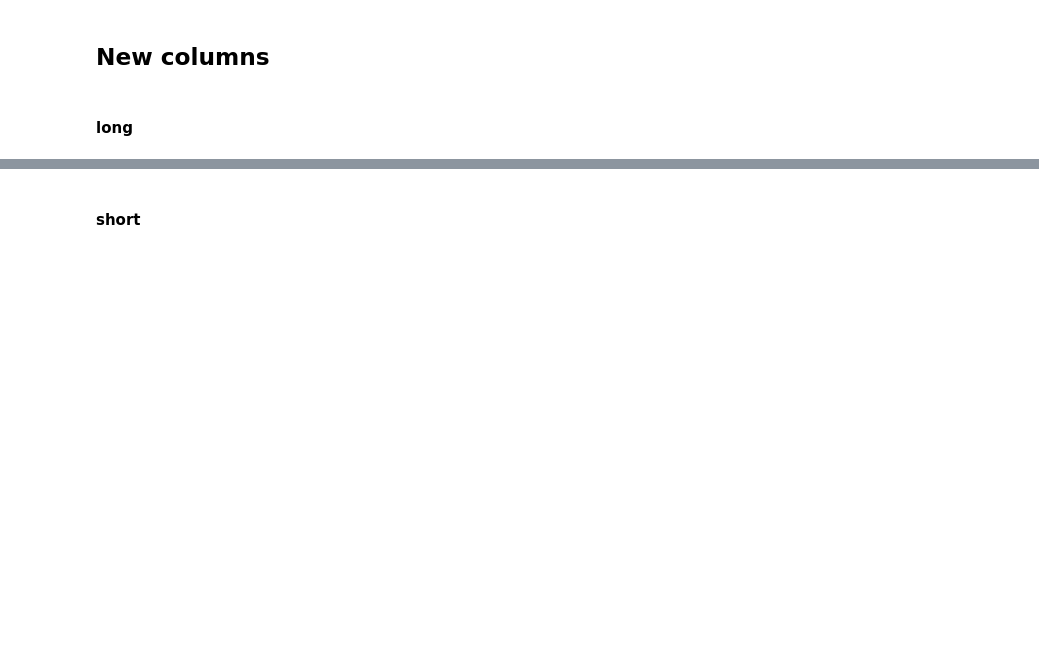
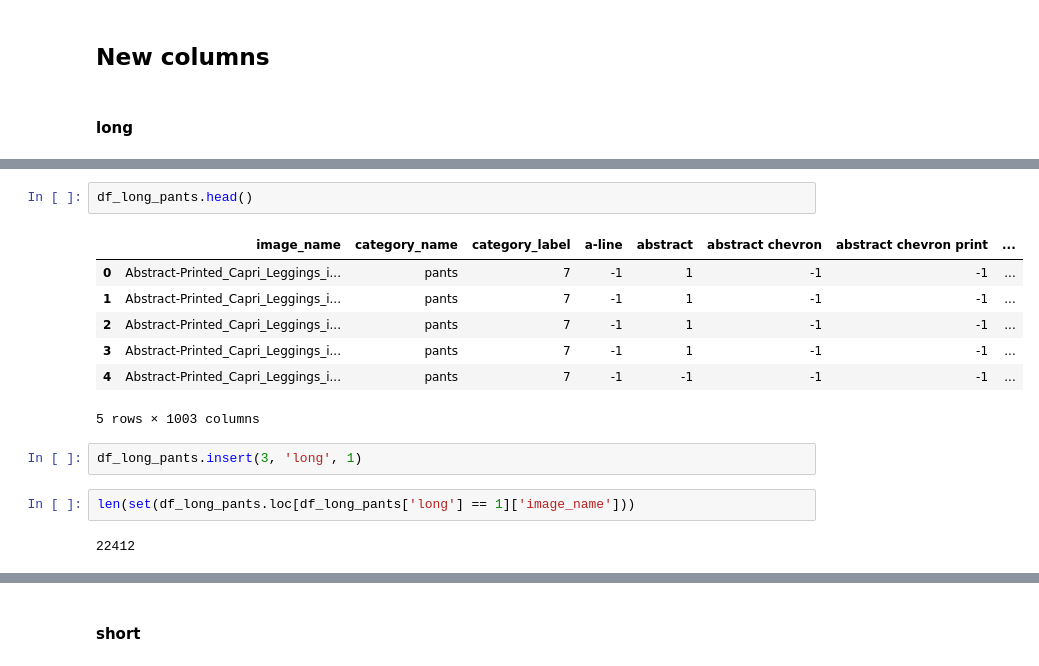
Before and after one commit to starsuzi/deep-fashion, a Jupyter notebook: merge-more-attributes.ipynb, the cells around one changed output, grey strips where cells are left out. Saved outputs shown, nothing was run; the diff lists cells and outputs as text; blank space fills up the shorter version.

```diff
--- a/merge-more-attributes.ipynb
+++ b/merge-more-attributes.ipynb
@@ -483,0 +518,16 @@ def mergeMultipleColumns(lst_attr, merged_col):
+# %%
+df_long_pants.head()
+# %% [output]
+|  | image_name | category_name | category_label | a-line | abstract | abstract chevron | abstract chevron print | ... |
+| 0 | Abstract-Printed_Capri_Leggings_i... | pants | 7 | -1 | 1 | -1 | -1 | ... |
+| 1 | Abstract-Printed_Capri_Leggings_i... | pants | 7 | -1 | 1 | -1 | -1 | ... |
+| 2 | Abstract-Printed_Capri_Leggings_i... | pants | 7 | -1 | 1 | -1 | -1 | ... |
+| 3 | Abstract-Printed_Capri_Leggings_i... | pants | 7 | -1 | 1 | -1 | -1 | ... |
+| 4 | Abstract-Printed_Capri_Leggings_i... | pants | 7 | -1 | -1 | -1 | -1 | ... |
+5 rows × 1003 columns
+# %%
+df_long_pants.insert(3, 'long', 1)
+# %%
+len(set(df_long_pants.loc[df_long_pants['long'] == 1]['image_name']))
+# %% [output]
+22412
```
Also changed, not shown: parts of 28 cells of this notebook.
